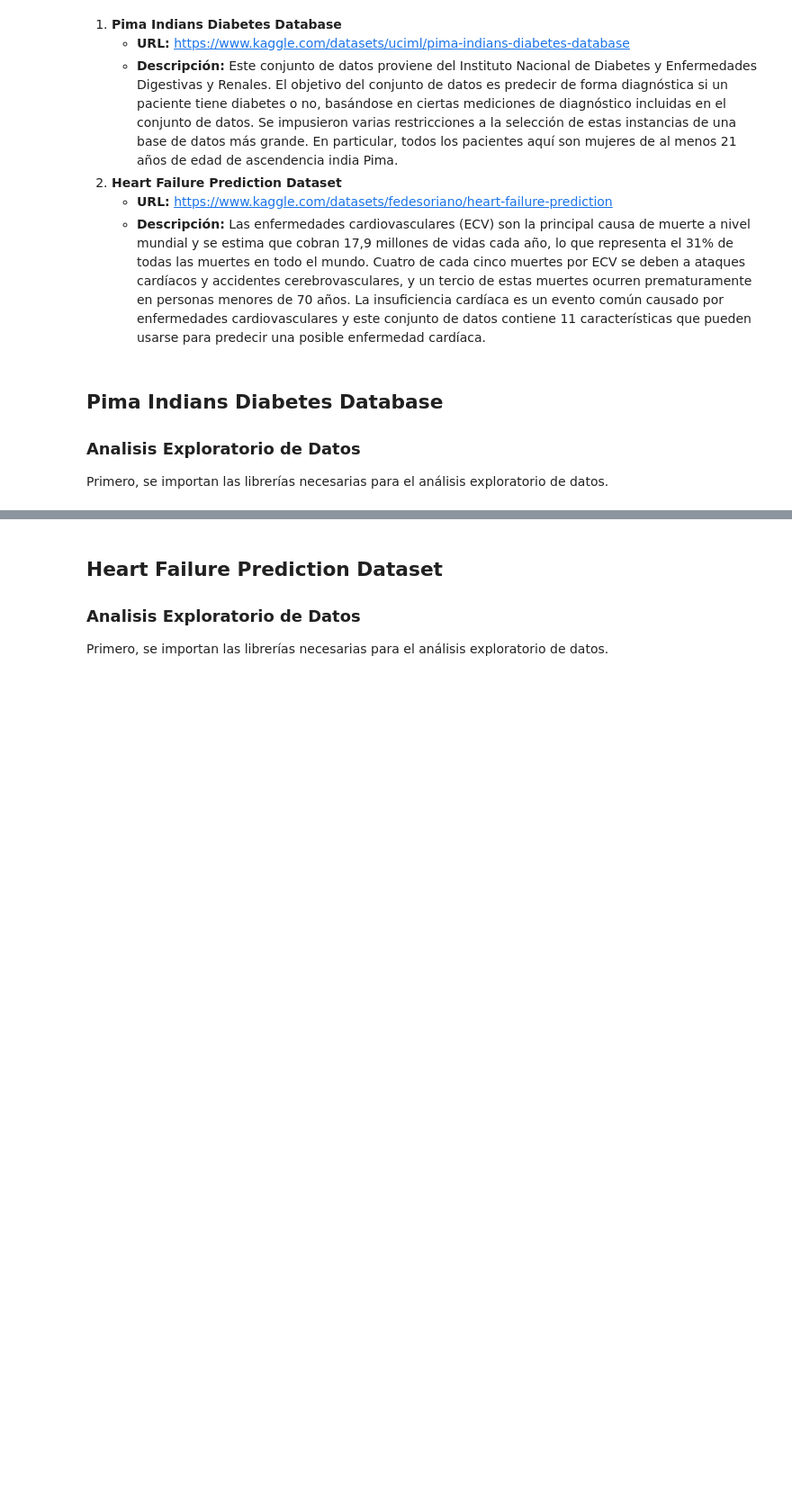
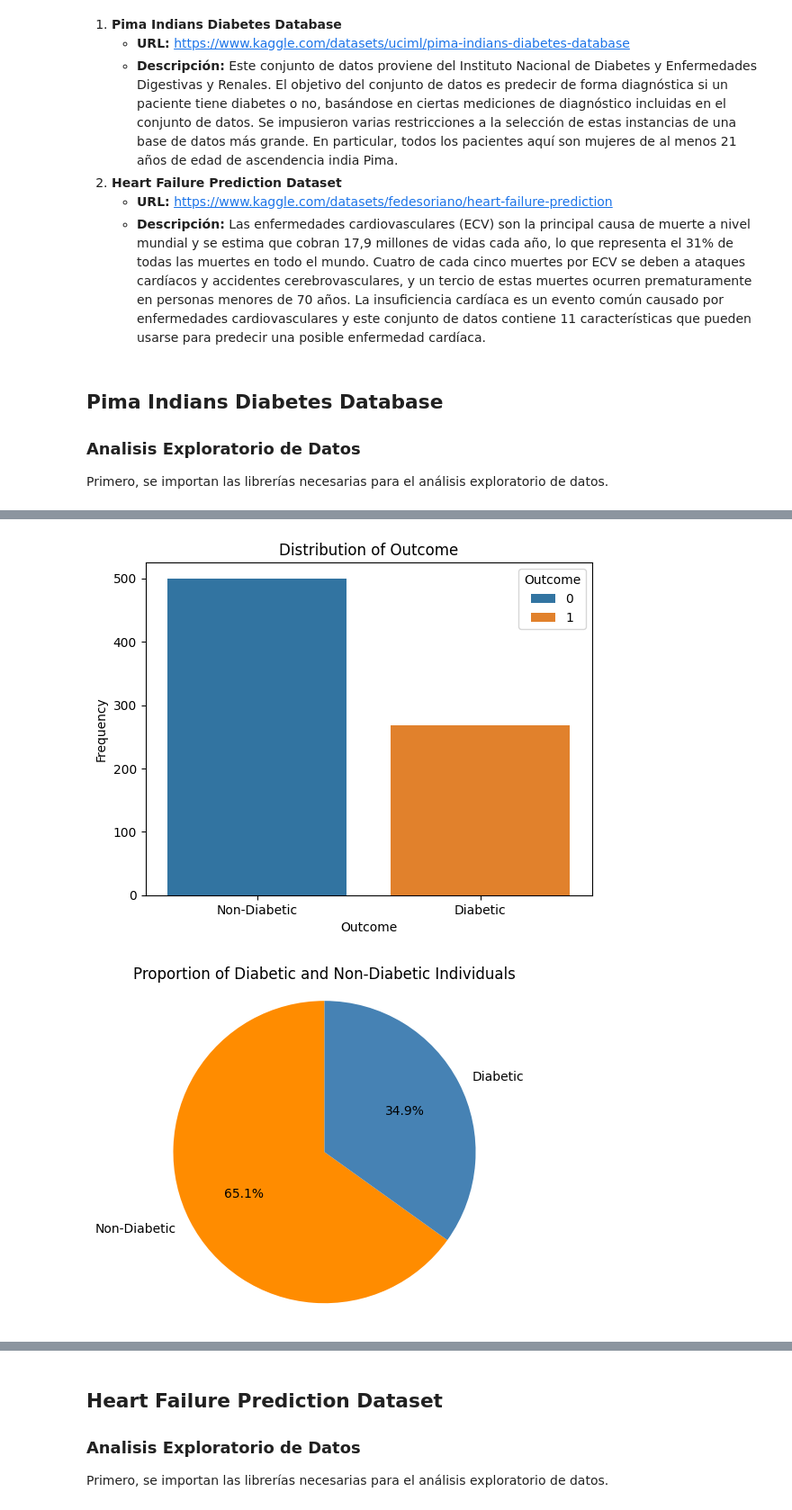
Before and after one commit to TheCsarbeat/proyecto1-IA, a Jupyter notebook: p1.ipynb, the cells around one changed output, grey strips where cells are left out. Shown: that part at 90% size. Cells and saved outputs as stored; diff of their text form; code cells hidden in the pictures; blank space fills up the shorter version.

```diff
--- a/p1.ipynb
+++ b/p1.ipynb
@@ -63,0 +107,20 @@ Outcome                   0.238356  1.000000
+# %%
+# Plot the distribution of the 'Outcome' column for people with diabetes and people without diabetes
+sns.countplot(x='Outcome', data=df_diabetes, hue="Outcome")
+plt.title('Distribution of Outcome')
+plt.xlabel('Outcome')
+plt.ylabel('Frequency')
+plt.xticks([0, 1], ['Non-Diabetic', 'Diabetic'])
+plt.show()
+
+# Create a pie chart to visualize the proportion of diabetic and non-diabetic individuals
+labels = ['Non-Diabetic', 'Diabetic']
+sizes = df_diabetes['Outcome'].value_counts()
+colors = ['darkorange', 'steelblue']
+plt.pie(sizes, labels=labels, colors=colors, autopct='%1.1f%%', startangle=90)
+plt.title('Proportion of Diabetic and Non-Diabetic Individuals')
+plt.axis('equal')
+plt.show()
+# %% [output]
+[figure, added]
+[figure, added]
```
Also changed, not shown: parts of 10 cells of this notebook.
